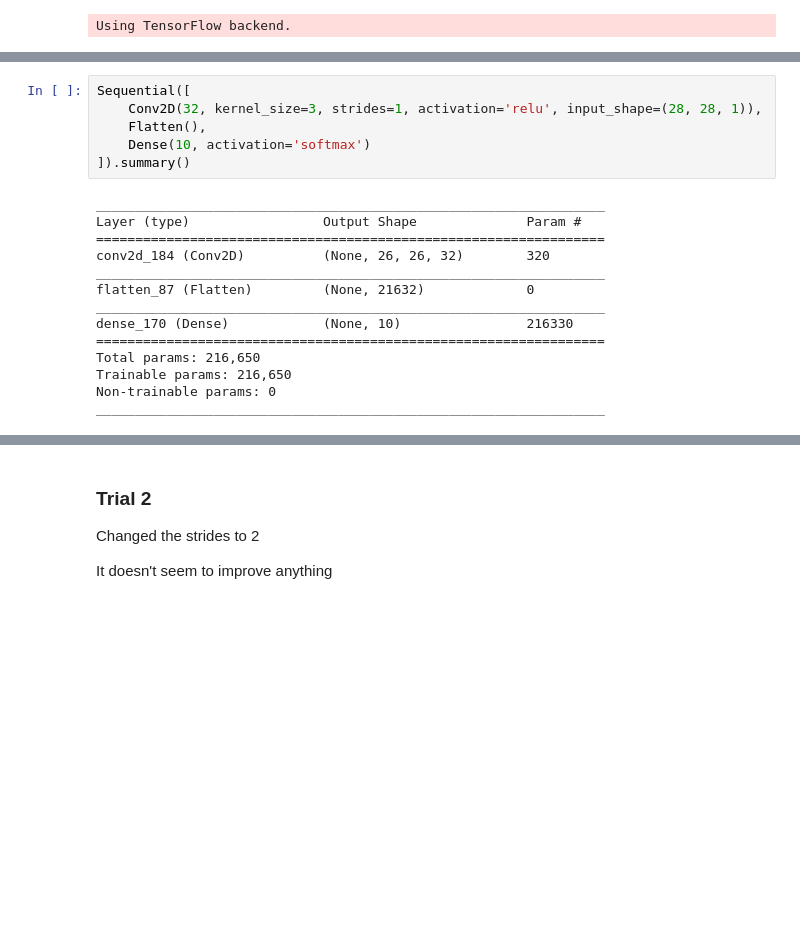
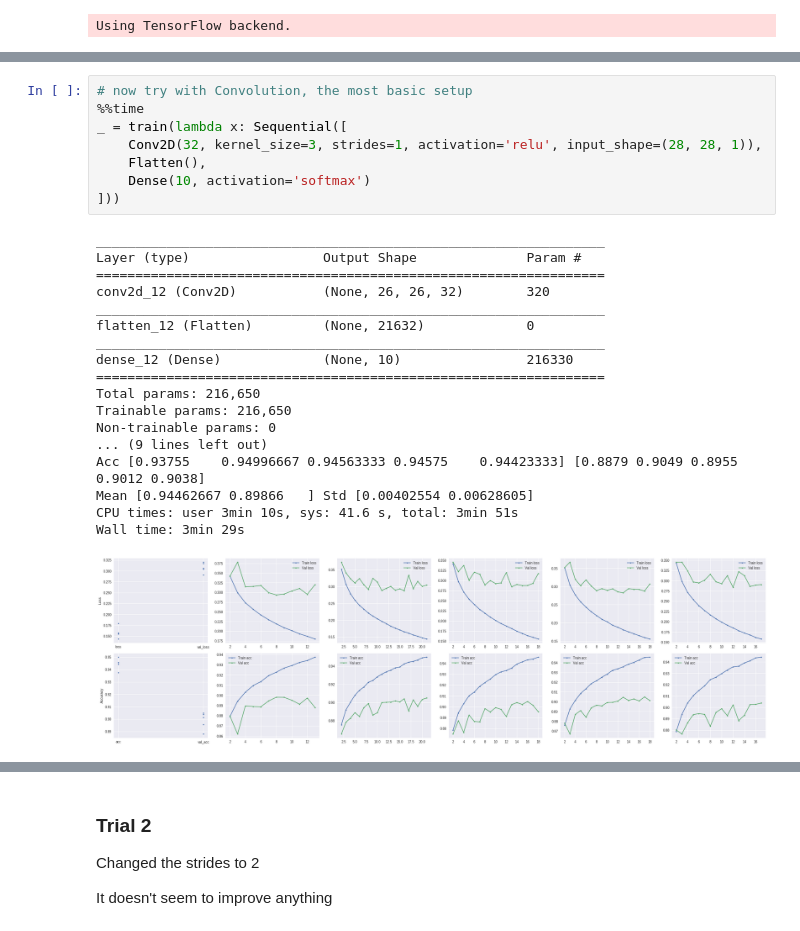
Before and after one commit to aunz/ds, a Jupyter notebook: Fashion_Articles_with_CNN.ipynb, the cells around one changed output, grey strips where cells are left out. Cells and saved outputs as stored; diff of their text form; blank space fills up the shorter version.

```diff
--- a/Fashion_Articles_with_CNN.ipynb
+++ b/Fashion_Articles_with_CNN.ipynb
@@ -156,20 +178,27 @@ We obtained a mean accuracy of 0.9332 (train) and 0.8967 (test). Much better tha
 # %%
-Sequential([
+# now try with Convolution, the most basic setup
+%%time
+_ = train(lambda x: Sequential([
     Conv2D(32, kernel_size=3, strides=1, activation='relu', input_shape=(28, 28, 1)),
     Flatten(),
     Dense(10, activation='softmax')
-]).summary()
+]))
 # %% [output]
 _________________________________________________________________
 Layer (type)                 Output Shape              Param #
 =================================================================
-conv2d_184 (Conv2D)          (None, 26, 26, 32)        320
+conv2d_12 (Conv2D)           (None, 26, 26, 32)        320
 _________________________________________________________________
-flatten_87 (Flatten)         (None, 21632)             0
+flatten_12 (Flatten)         (None, 21632)             0
 _________________________________________________________________
-dense_170 (Dense)            (None, 10)                216330
+dense_12 (Dense)             (None, 10)                216330
 =================================================================
 Total params: 216,650
 Trainable params: 216,650
 Non-trainable params: 0
-_________________________________________________________________
+... (9 lines left out)
+Acc [0.93755    0.94996667 0.94563333 0.94575    0.94423333] [0.8879 0.9049 0.8955 0.9012 0.9038]
+Mean [0.94462667 0.89866   ] Std [0.00402554 0.00628605]
+CPU times: user 3min 10s, sys: 41.6 s, total: 3min 51s
+Wall time: 3min 29s
+[figure, added]
```
Also changed, not shown: parts of 15 cells of this notebook.
